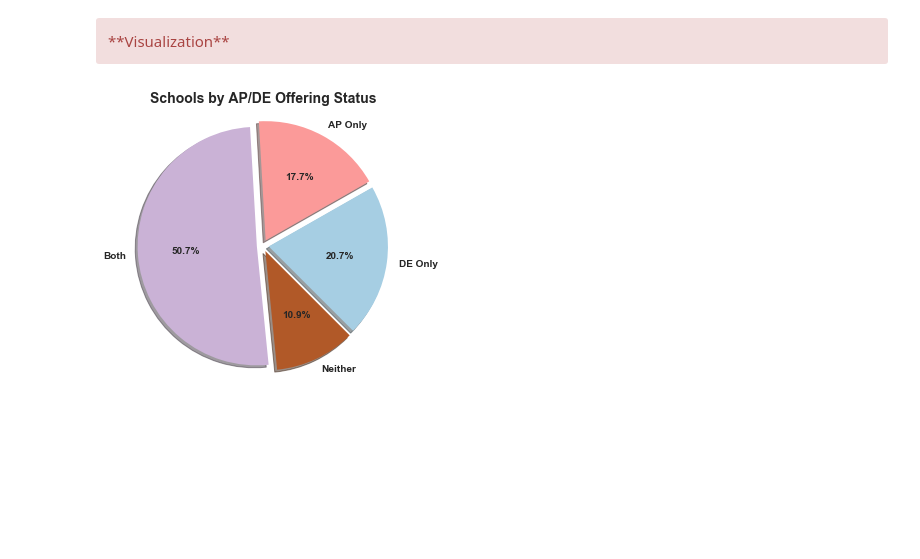
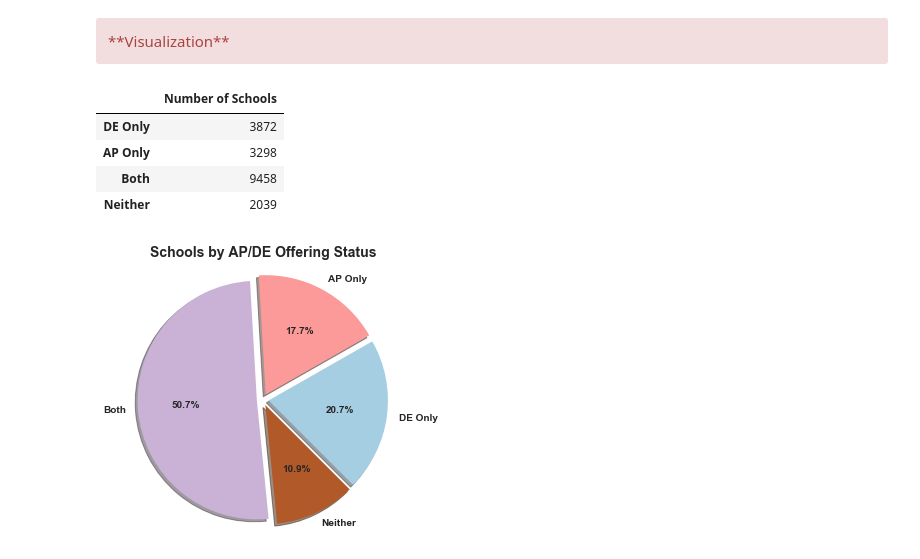
Before and after one commit to oconnoag/nacep_dual_enrollment_analysis, a Jupyter notebook: jupyter_notebooks/01_Flag_Analyses.ipynb, the cells around one changed output. Drawn from its saved outputs; the diff is of its cells as text; code cells hidden in the pictures; blank space fills up the shorter version.

```diff
--- a/jupyter_notebooks/01_Flag_Analyses.ipynb
+++ b/jupyter_notebooks/01_Flag_Analyses.ipynb
@@ -102,6 +102,13 @@ neither
 <div class='alert alert-cell alert-danger'>**Visualization**</div>
 # %%
 ap_de_breakdown = pd.DataFrame([de_only, ap_only, de_and_ap, neither], index = ['DE Only', 'AP Only', 'Both', 'Neither'], columns=['Number of Schools'])
+ap_de_breakdown
+# %% [output]
+|  | Number of Schools |
+| DE Only | 3872 |
+| AP Only | 3298 |
+| Both | 9458 |
+| Neither | 2039 |
 # %%
 with plt.rc_context({'lines.linewidth': 5, 'font.weight':'bold'}):
     ap_de_breakdown.plot.pie(y='Number of Schools',autopct='%1.1f%%',
```
Also changed, not shown: parts of 1 cell of this notebook, 1 other file.
